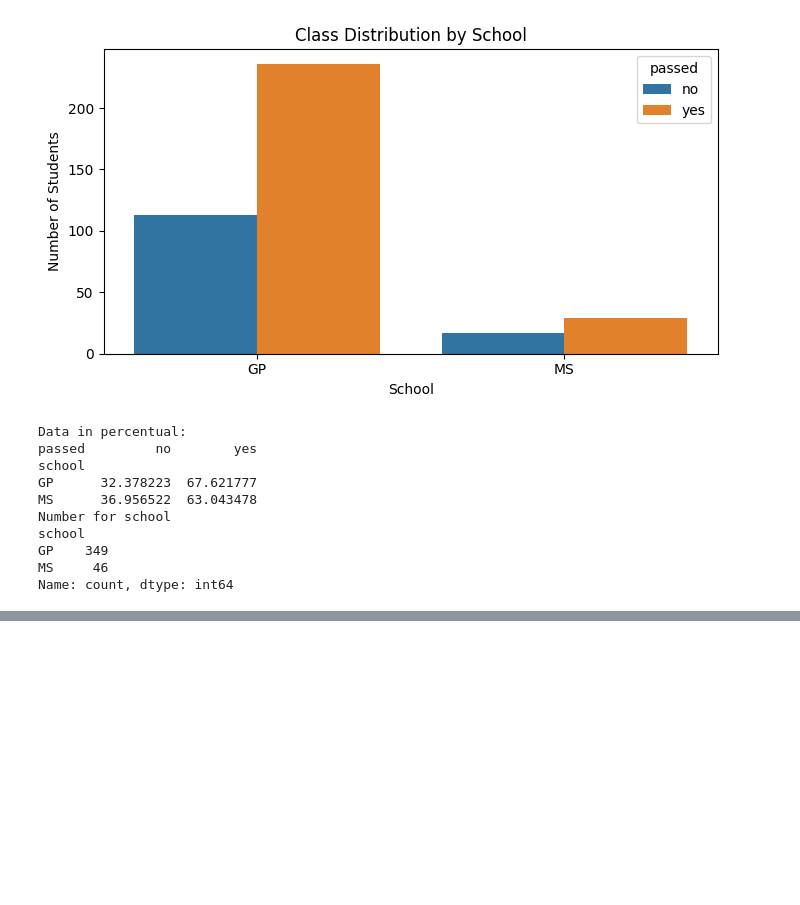
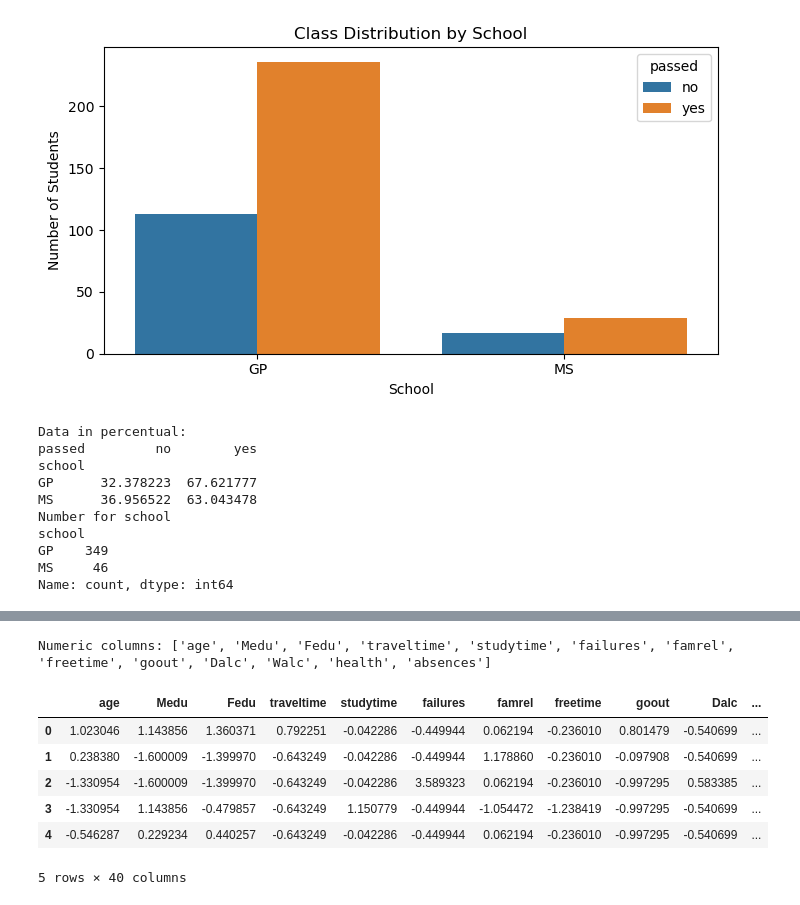
Before and after one commit to amandacalu/TP2_EIACD, a Jupyter notebook: TP2_EIACD.ipynb, the cells around one changed output, grey strips where cells are left out. Saved outputs shown, nothing was run; the diff lists cells and outputs as text; code cells hidden in the pictures; blank space fills up the shorter version.

```diff
--- a/TP2_EIACD.ipynb
+++ b/TP2_EIACD.ipynb
@@ -239,0 +323,20 @@ Name: count, dtype: int64
+# %%
+# Identify numeric columns
+numeric_cols = df_encoded.select_dtypes(include=["int64", "float64"]).columns.tolist()
+print("Numeric columns:", numeric_cols)
+
+# Apply standardization
+scaler = StandardScaler()
+df_encoded[numeric_cols] = scaler.fit_transform(df_encoded[numeric_cols])
+
+# Preview the scaled dataset
+df_encoded.head()
+# %% [output]
+Numeric columns: ['age', 'Medu', 'Fedu', 'traveltime', 'studytime', 'failures', 'famrel', 'freetime', 'goout', 'Dalc', 'Walc', 'health', 'absences']
+|  | age | Medu | Fedu | traveltime | studytime | failures | famrel | freetime | goout | Dalc | ... |
+| 0 | 1.023046 | 1.143856 | 1.360371 | 0.792251 | -0.042286 | -0.449944 | 0.062194 | -0.236010 | 0.801479 | -0.540699 | ... |
+| 1 | 0.238380 | -1.600009 | -1.399970 | -0.643249 | -0.042286 | -0.449944 | 1.178860 | -0.236010 | -0.097908 | -0.540699 | ... |
+| 2 | -1.330954 | -1.600009 | -1.399970 | -0.643249 | -0.042286 | 3.589323 | 0.062194 | -0.236010 | -0.997295 | 0.583385 | ... |
+| 3 | -1.330954 | 1.143856 | -0.479857 | -0.643249 | 1.150779 | -0.449944 | -1.054472 | -1.238419 | -0.997295 | -0.540699 | ... |
+| 4 | -0.546287 | 0.229234 | 0.440257 | -0.643249 | -0.042286 | -0.449944 | 0.062194 | -0.236010 | -0.997295 | -0.540699 | ... |
+5 rows × 40 columns
```
Also changed, not shown: parts of 12 cells of this notebook, 1 other file.
